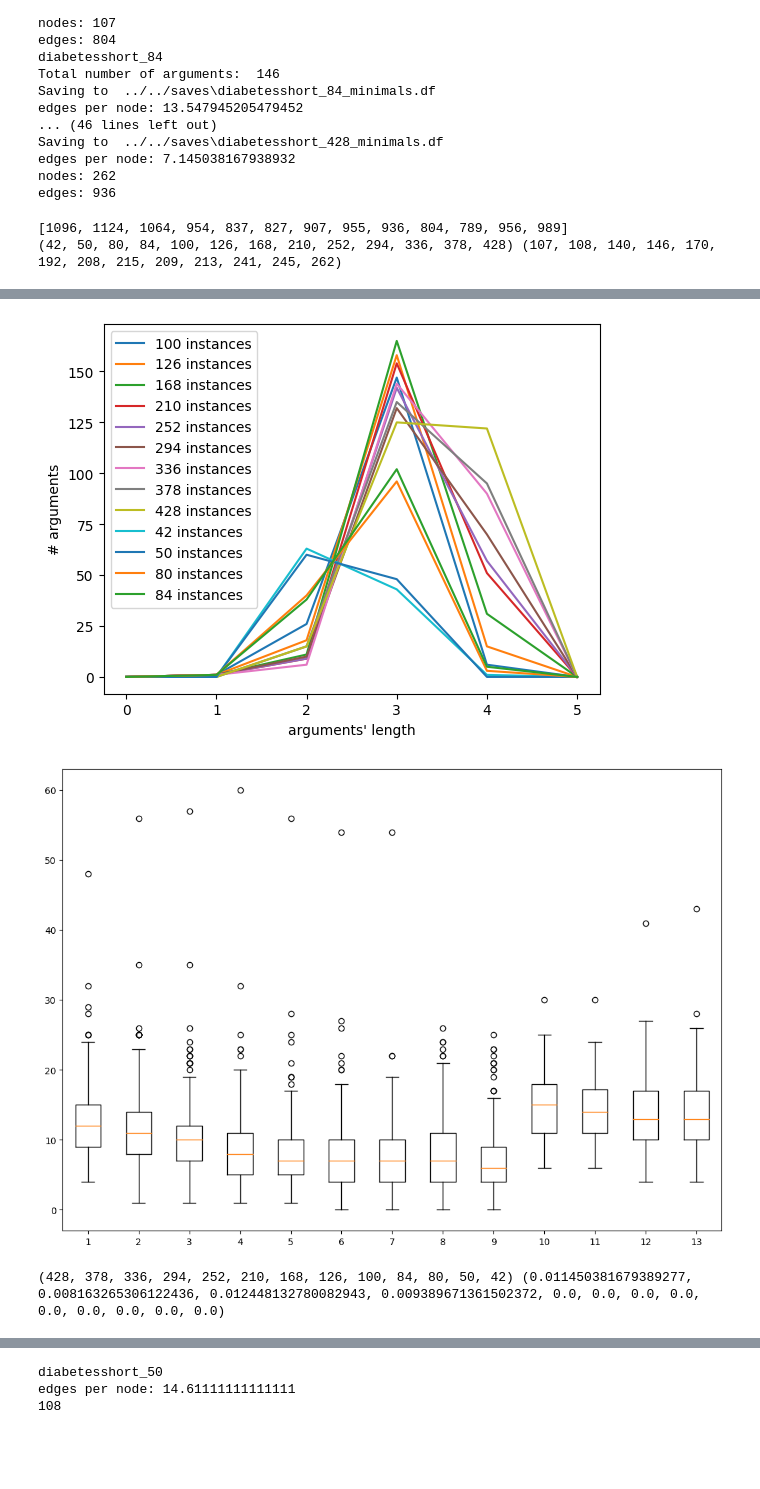
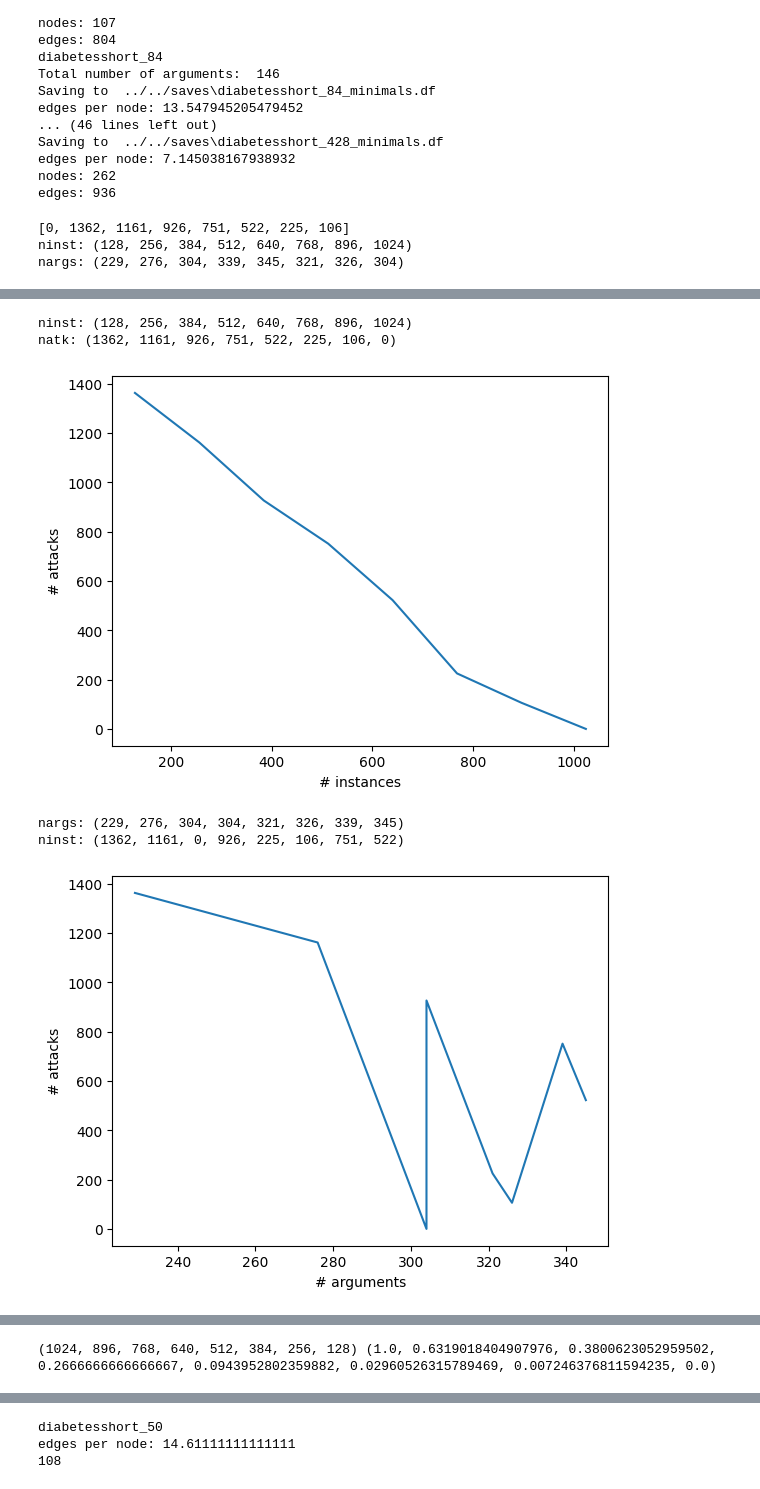
Before and after one commit to htrenquier/argument-based-explainer, a Jupyter notebook: experiments/temp/exp_diabetesshort.ipynb, the cells around one changed output, grey strips where cells are left out. Saved outputs shown, nothing was run; the diff lists cells and outputs as text; code cells hidden in the pictures; blank space fills up the shorter version.

```diff
--- a/experiments/temp/exp_diabetesshort.ipynb
+++ b/experiments/temp/exp_diabetesshort.ipynb
@@ -31,12 +31,13 @@ import testbench
 import utils
 
 nb_rows = 100
+experiment_name = 'diabetesshort'
 dm = dataset_manager.DatasetManager(dataset, classifier=None, nb_rows=nb_rows)
-print(dm.space_size())
-explainer = ae.ArgTabularExplainer(dm, 'diabetesshort_' + str(nb_rows), compute=True, output_path='../../saves')
-tb = testbench.Testbench(dm)
+print('Space size =', dm.space_size())
+explainer = ae.ArgTabularExplainer(dm, experiment_name + '_' + str(nb_rows), compute=True, output_path='../../saves')
+tb = testbench.Testbench(dm, exp_name=experiment_name)
 
-# tb.explore_full_dataset(16)
-# tb.explore_neighborhoods(16)
+tb.explore_full_dataset(8)
+# tb.explore_neighborhoods(8)
 # %% [output]
 Train 0.94
@@ -86,7 +90,8 @@ edges per node: 7.145038167938932
 nodes: 262
 edges: 936
 # %%
-explainer.af_analysis()
+explainer.af_analysis(remove=[ 'fullsynth'])
 # %% [output]
-[1096, 1124, 1064, 954, 837, 827, 907, 955, 936, 804, 789, 956, 989]
-(42, 50, 80, 84, 100, 126, 168, 210, 252, 294, 336, 378, 428) (107, 108, 140, 146, 170, 192, 208, 215, 209, 213, 241, 245, 262)
+[0, 1362, 1161, 926, 751, 522, 225, 106]
+ninst: (128, 256, 384, 512, 640, 768, 896, 1024)
+nargs: (229, 276, 304, 339, 345, 321, 326, 304)
@@ -94,3 +99,6 @@ explainer.af_analysis()
+ninst: (128, 256, 384, 512, 640, 768, 896, 1024)
+natk: (1362, 1161, 926, 751, 522, 225, 106, 0)
-[figure, old version]
+[figure, new version]
+nargs: (229, 276, 304, 304, 321, 326, 339, 345)
+ninst: (1362, 1161, 0, 926, 225, 106, 751, 522)
-[figure, old version]
+[figure, new version]
-(428, 378, 336, 294, 252, 210, 168, 126, 100, 84, 80, 50, 42) (0.011450381679389277, 0.008163265306122436, 0.012448132780082943, 0.009389671361502372, 0.0, 0.0, 0.0, 0.0, 0.0, 0.0, 0.0, 0.0, 0.0)
@@ -97,0 +107 @@ explainer.af_analysis()
+(1024, 896, 768, 640, 512, 384, 256, 128) (1.0, 0.6319018404907976, 0.3800623052959502, 0.2666666666666667, 0.0943952802359882, 0.02960526315789469, 0.007246376811594235, 0.0)
```
Also changed, not shown: parts of 7 cells of this notebook, 7 other files.
